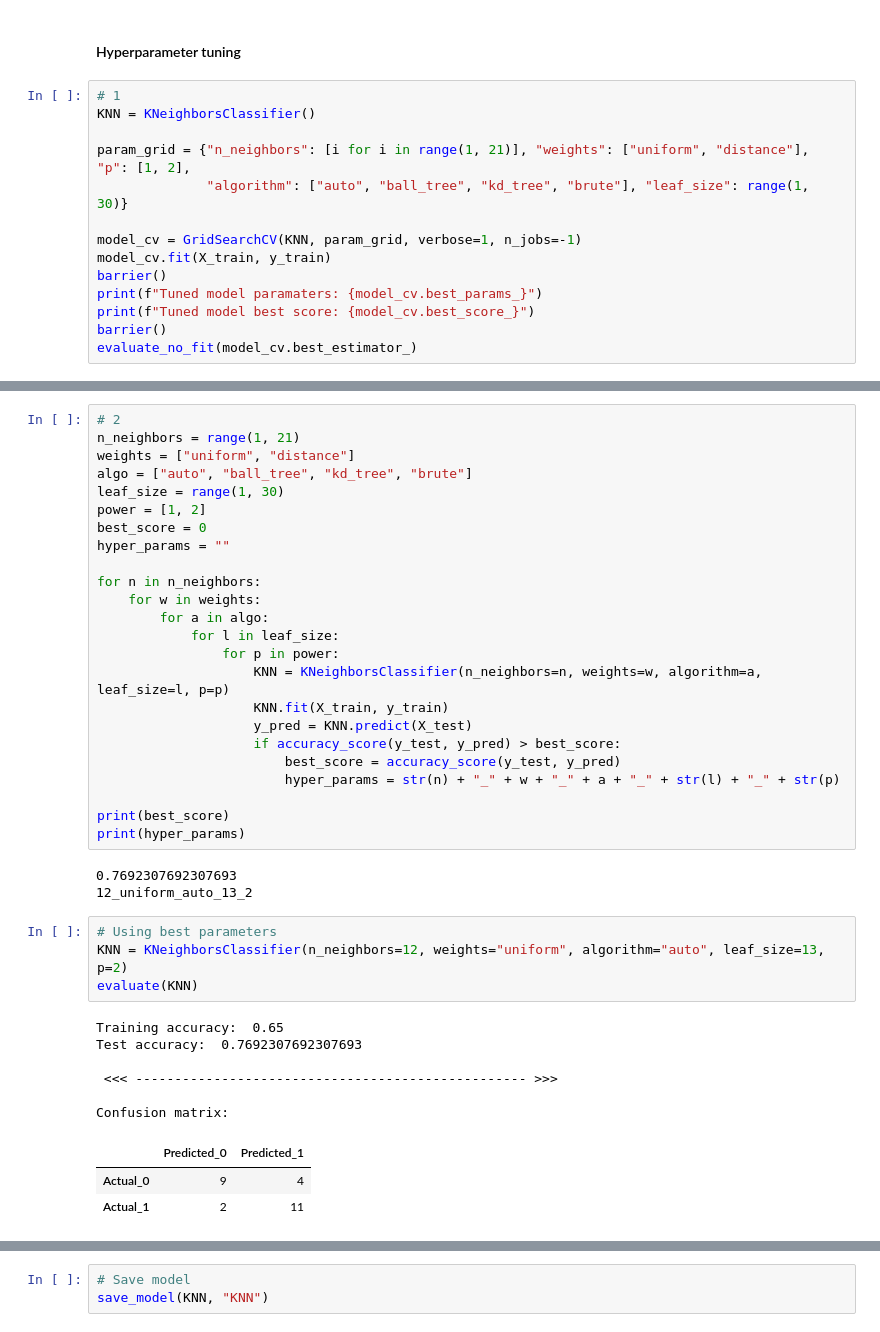
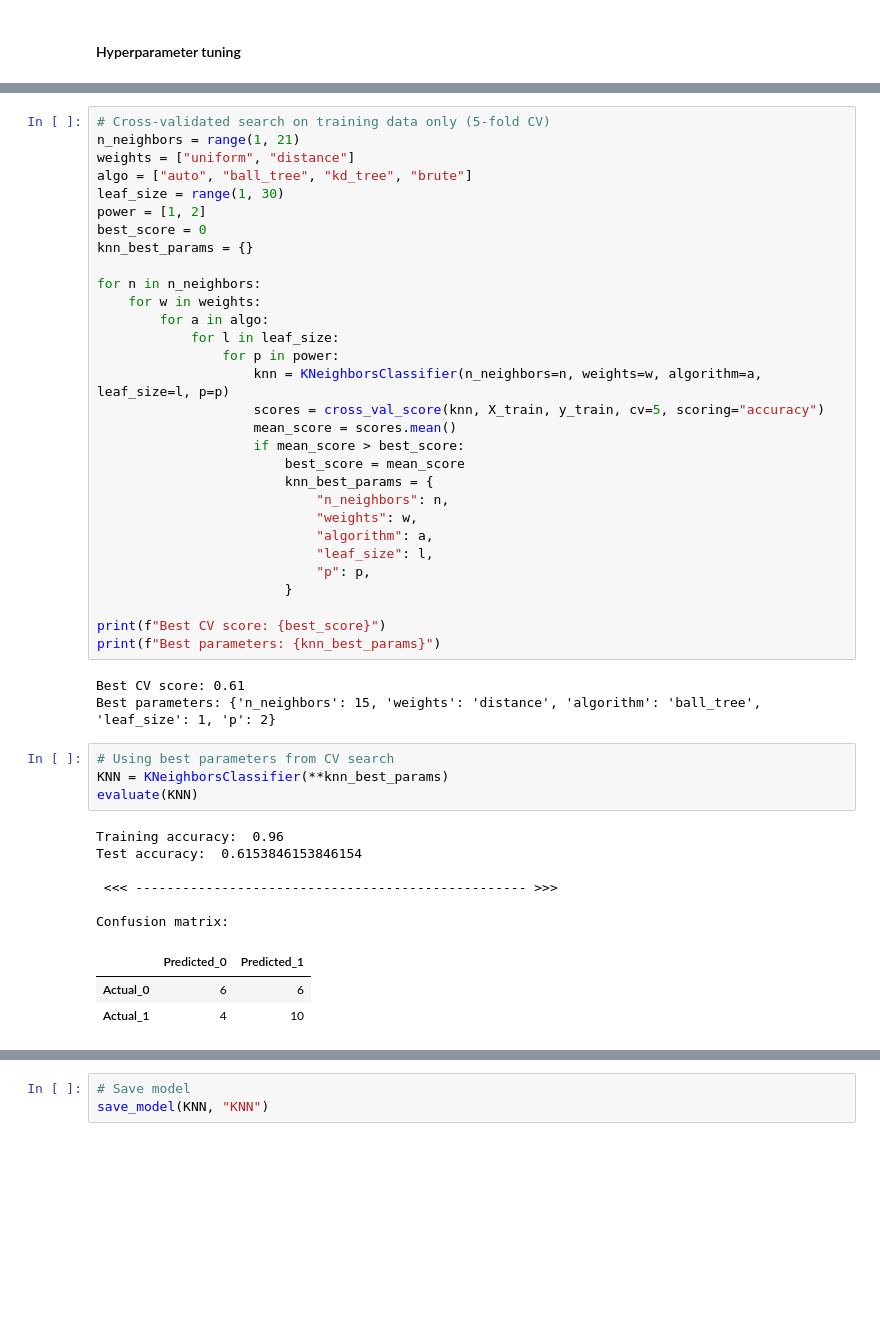
Before and after one commit to Daolaiya/happy-customers, a Jupyter notebook: notebook_hc.ipynb, the cells around one changed output, grey strips where cells are left out. Cells and saved outputs as stored; diff of their text form; blank space fills up the shorter version.

```diff
--- a/notebook_hc.ipynb
+++ b/notebook_hc.ipynb
@@ -354,16 +334,2 @@ weighted avg       0.46      0.46      0.45        26
 # %% [markdown]
 #### Hyperparameter tuning
-# %%
-# 1
-KNN = KNeighborsClassifier()
-
-param_grid = {"n_neighbors": [i for i in range(1, 21)], "weights": ["uniform", "distance"], "p": [1, 2],
-              "algorithm": ["auto", "ball_tree", "kd_tree", "brute"], "leaf_size": range(1, 30)}
-
-model_cv = GridSearchCV(KNN, param_grid, verbose=1, n_jobs=-1)
-model_cv.fit(X_train, y_train)
-barrier()
-print(f"Tuned model paramaters: {model_cv.best_params_}")
-print(f"Tuned model best score: {model_cv.best_score_}")
-barrier()
-evaluate_no_fit(model_cv.best_estimator_)
@@ -409,44 +336,50 @@ Std of the standard deviations: 0.026335150798217875
 # %%
-# 2
+# Cross-validated search on training data only (5-fold CV)
 n_neighbors = range(1, 21)
 weights = ["uniform", "distance"]
 algo = ["auto", "ball_tree", "kd_tree", "brute"]
 leaf_size = range(1, 30)
 power = [1, 2]
 best_score = 0
-hyper_params = ""
+knn_best_params = {}
 
 for n in n_neighbors:
     for w in weights:
         for a in algo:
             for l in leaf_size:
                 for p in power:
-                    KNN = KNeighborsClassifier(n_neighbors=n, weights=w, algorithm=a, leaf_size=l, p=p)
-                    KNN.fit(X_train, y_train)
-                    y_pred = KNN.predict(X_test)
-                    if accuracy_score(y_test, y_pred) > best_score:
-                        best_score = accuracy_score(y_test, y_pred)
-                        hyper_params = str(n) + "_" + w + "_" + a + "_" + str(l) + "_" + str(p)
+                    knn = KNeighborsClassifier(n_neighbors=n, weights=w, algorithm=a, leaf_size=l, p=p)
+                    scores = cross_val_score(knn, X_train, y_train, cv=5, scoring="accuracy")
+                    mean_score = scores.mean()
+                    if mean_score > best_score:
+                        best_score = mean_score
+                        knn_best_params = {
+                            "n_neighbors": n,
+                            "weights": w,
+                            "algorithm": a,
+                            "leaf_size": l,
+                            "p": p,
+                        }
 
-print(best_score)
-print(hyper_params)
+print(f"Best CV score: {best_score}")
+print(f"Best parameters: {knn_best_params}")
 # %% [output]
-0.7692307692307693
-12_uniform_auto_13_2
+Best CV score: 0.61
+Best parameters: {'n_neighbors': 15, 'weights': 'distance', 'algorithm': 'ball_tree', 'leaf_size': 1, 'p': 2}
 # %%
-# Using best parameters
-KNN = KNeighborsClassifier(n_neighbors=12, weights="uniform", algorithm="auto", leaf_size=13, p=2)
+# Using best parameters from CV search
+KNN = KNeighborsClassifier(**knn_best_params)
 evaluate(KNN)
 # %% [output]
-Training accuracy:  0.65
-Test accuracy:  0.7692307692307693
+Training accuracy:  0.96
+Test accuracy:  0.6153846153846154
 
  <<< -------------------------------------------------- >>>
 
 Confusion matrix:
 |  | Predicted_0 | Predicted_1 |
-| Actual_0 | 9 | 4 |
-| Actual_1 | 2 | 11 |
+| Actual_0 | 6 | 6 |
+| Actual_1 | 4 | 10 |
  <<< -------------------------------------------------- >>>
 
 Classification report:
```
Also changed, not shown: parts of 70 cells of this notebook, 9 other files.
